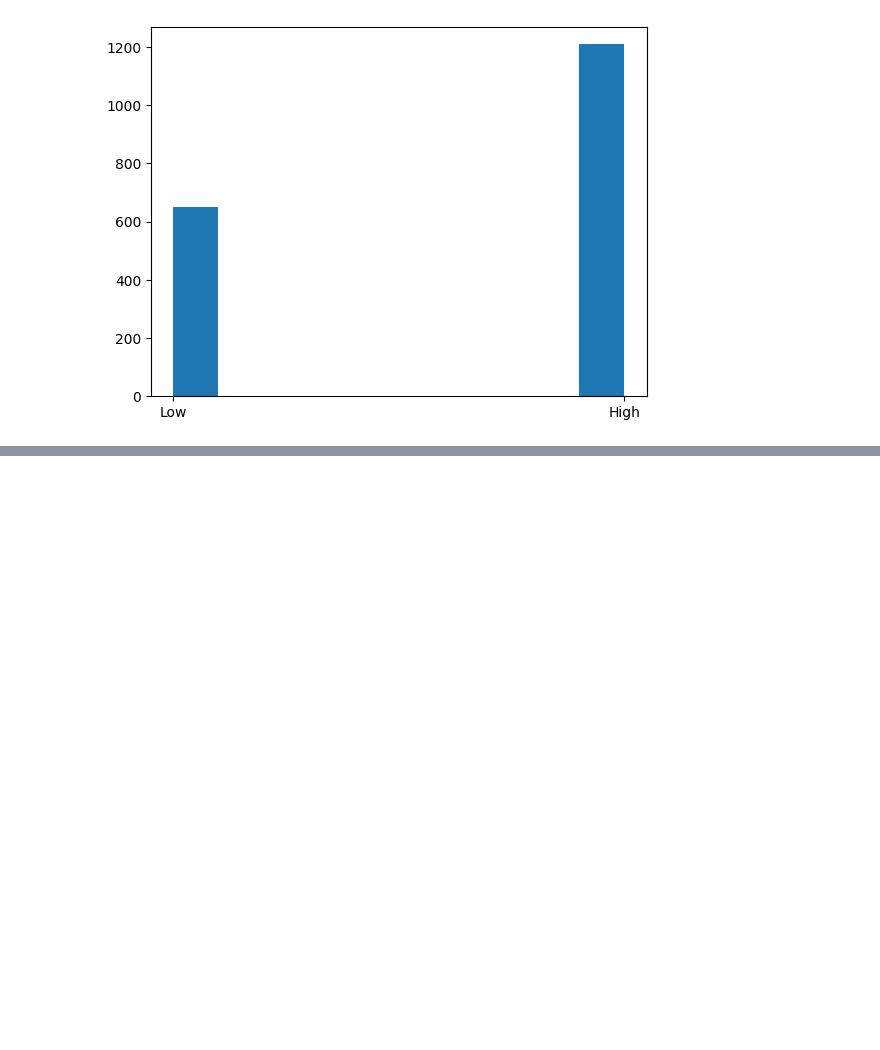
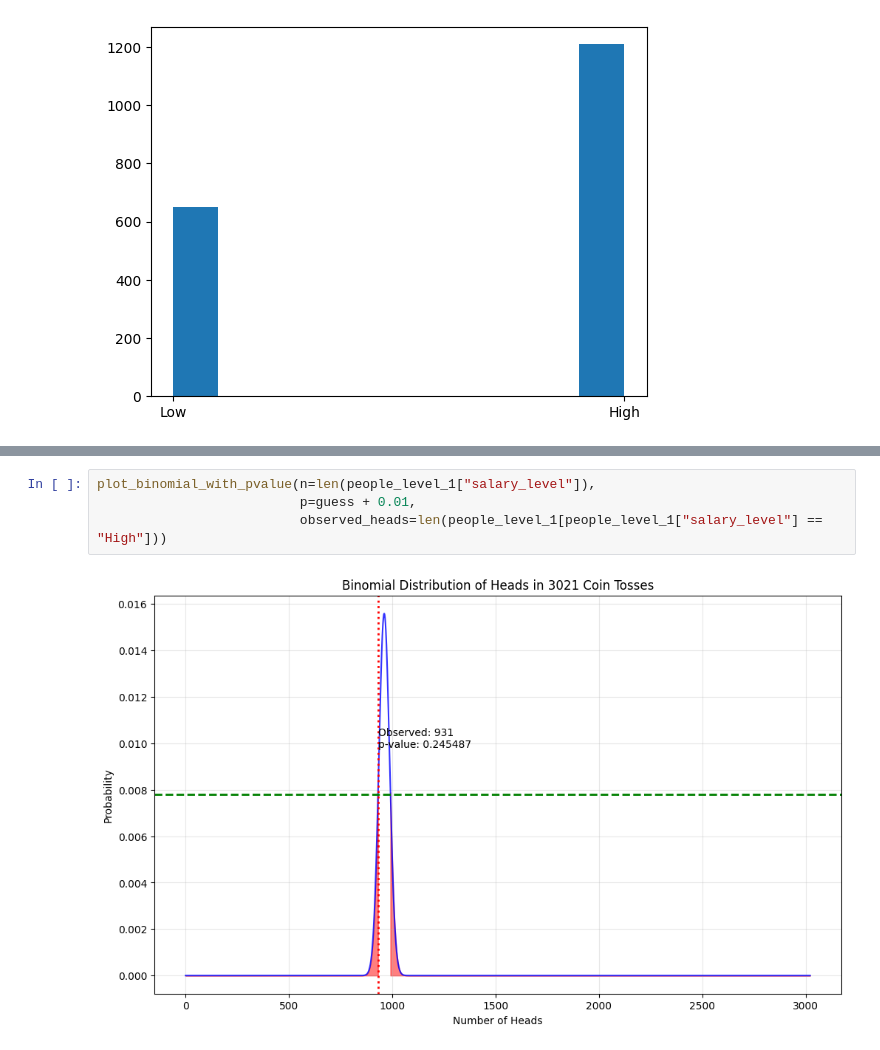
Before and after one commit to YW-and-YM/summer_data_science_hw, a Jupyter notebook: lecture3/salary_and_education.ipynb, the cells around one changed output, grey strips where cells are left out. Cells and saved outputs as stored; diff of their text form; blank space fills up the shorter version.

```diff
--- a/lecture3/salary_and_education.ipynb
+++ b/lecture3/salary_and_education.ipynb
@@ -124,0 +168,6 @@ plt.show()
+# %%
+plot_binomial_with_pvalue(n=len(people_level_1["salary_level"]),
+                          p=guess + 0.01,
+                          observed_heads=len(people_level_1[people_level_1["salary_level"] == "High"]))
+# %% [output]
+[figure, added]
```
Also changed, not shown: parts of 8 cells of this notebook.
